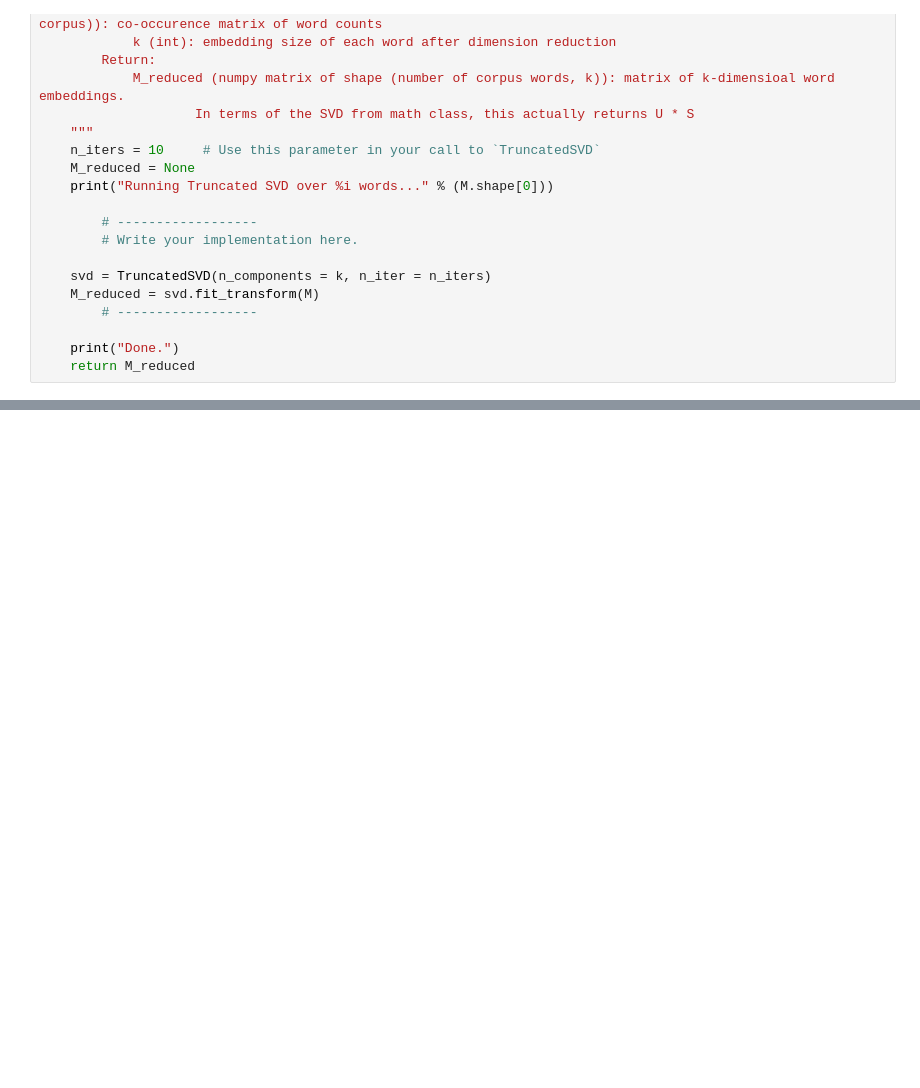
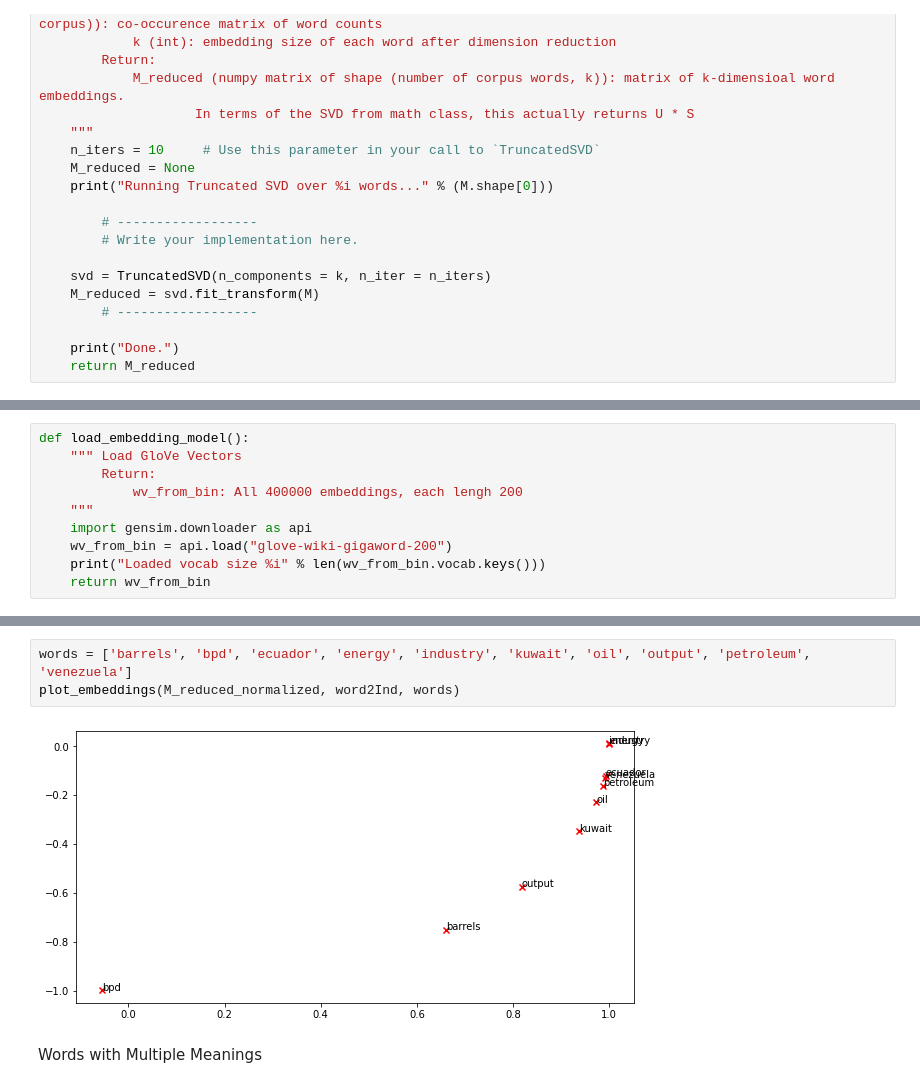
Before and after one commit to mahyak/Sample_NLP, a Jupyter notebook: NLP_Assignmnet_1.ipynb, the cells around one changed output, grey strips where cells are left out. Saved outputs shown, nothing was run; the diff lists cells and outputs as text; blank space fills up the shorter version.

```diff
--- a/NLP_Assignmnet_1.ipynb
+++ b/NLP_Assignmnet_1.ipynb
@@ -255,0 +338,10 @@ print ("-" * 80)
+# %%
+def load_embedding_model():
+    """ Load GloVe Vectors
+        Return:
+            wv_from_bin: All 400000 embeddings, each lengh 200
+    """
+    import gensim.downloader as api
+    wv_from_bin = api.load("glove-wiki-gigaword-200")
+    print("Loaded vocab size %i" % len(wv_from_bin.vocab.keys()))
+    return wv_from_bin
@@ -255,0 +411,7 @@ print ("-" * 80)
+# %%
+words = ['barrels', 'bpd', 'ecuador', 'energy', 'industry', 'kuwait', 'oil', 'output', 'petroleum', 'venezuela']
+plot_embeddings(M_reduced_normalized, word2Ind, words)
+# %% [output]
+[figure, added]
+# %% [markdown]
+Words with Multiple Meanings
```
Also changed, not shown: parts of 16 cells of this notebook.
